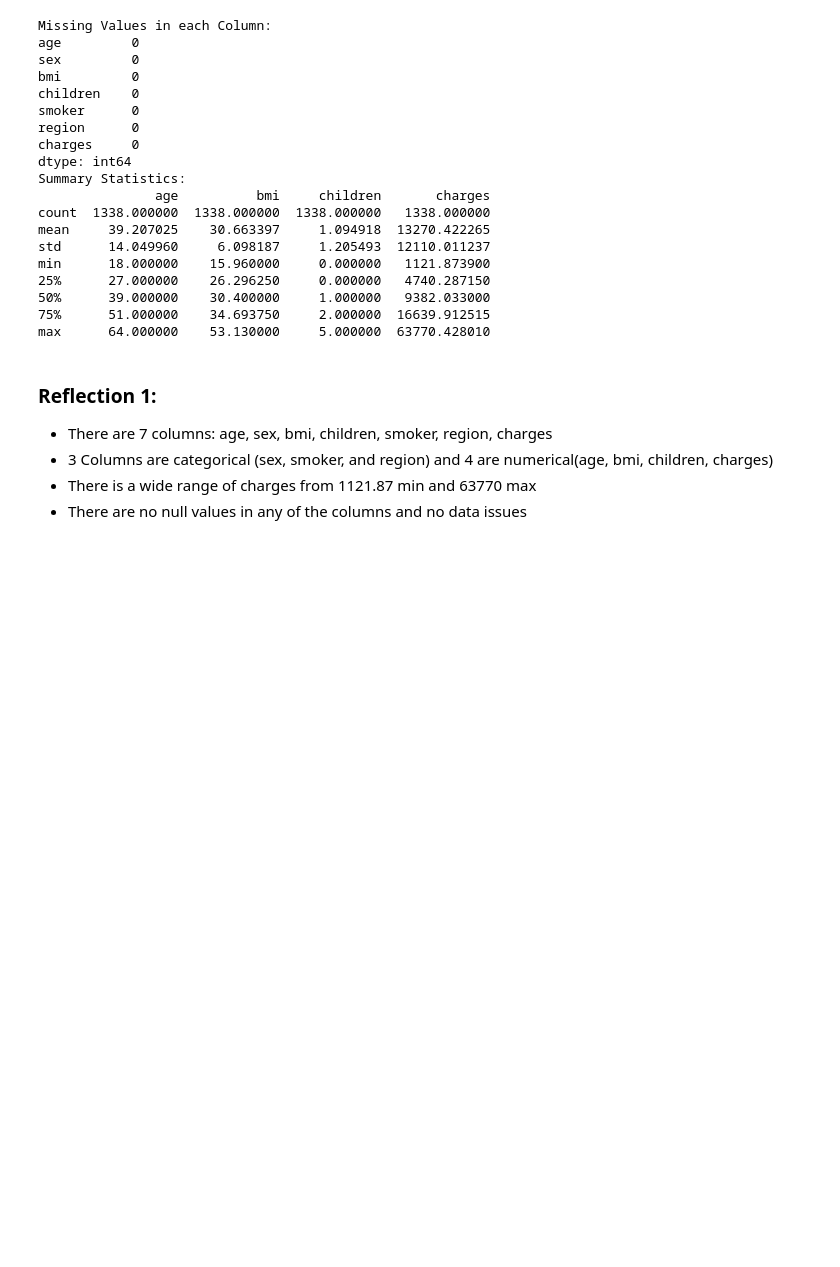
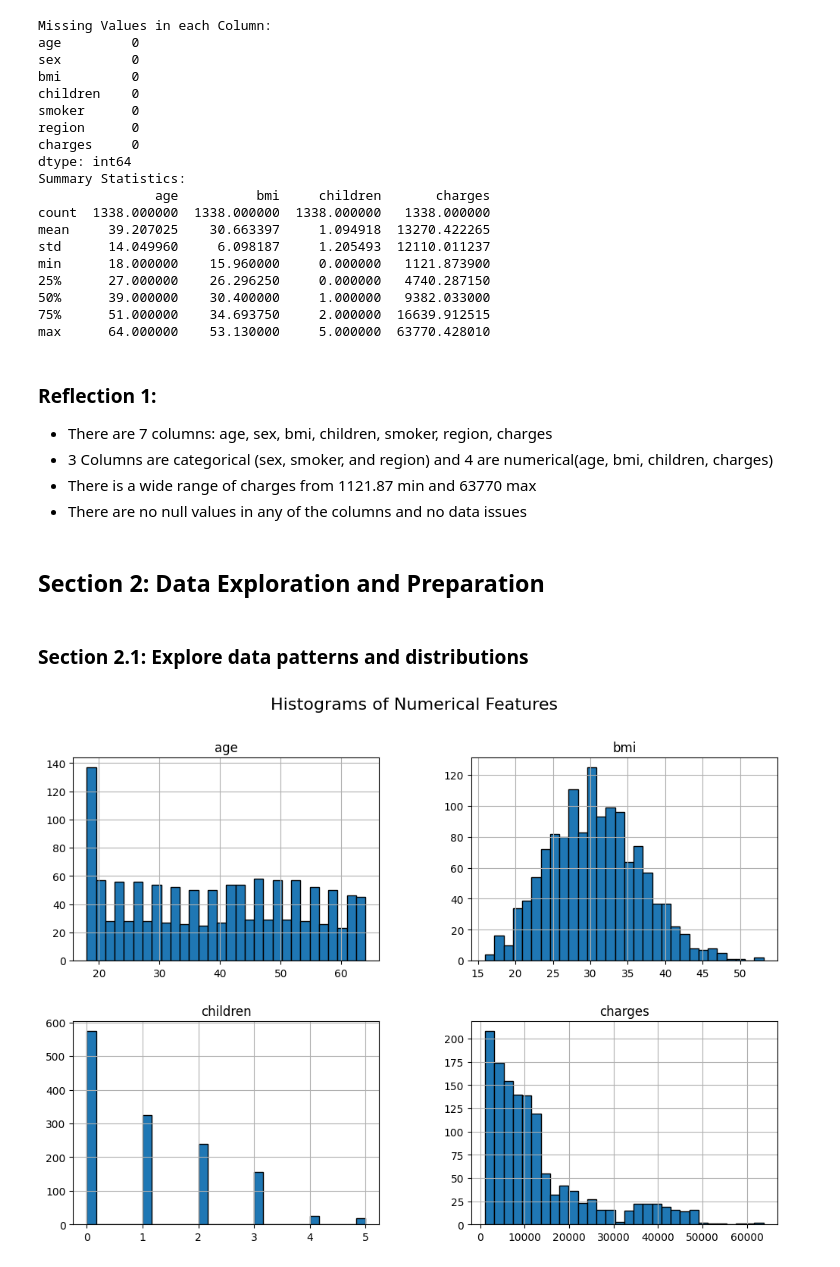
Before and after one commit to ClaytonSeabaughGH/ml_regression_seabaugh, a Jupyter notebook: ml_regression_seabaugh.ipynb, the cells around one changed output. Cells and saved outputs as stored; diff of their text form; code cells hidden in the pictures; blank space fills up the shorter version.

```diff
--- a/ml_regression_seabaugh.ipynb
+++ b/ml_regression_seabaugh.ipynb
@@ -74,3 +74,17 @@ max      64.000000    53.130000     5.000000  63770.428010
 - 3 Columns are categorical (sex, smoker, and region) and 4 are numerical(age, bmi, children, charges)
 - There is a wide range of charges from 1121.87 min and 63770 max
 - There are no null values in any of the columns and no data issues
+# %% [markdown]
+## Section 2: Data Exploration and Preparation
+# %% [markdown]
+### Section 2.1: Explore data patterns and distributions
+# %%
+# Numerical columns
+num_cols = ['age', 'bmi', 'children', 'charges']
+
+# Histograms
+df[num_cols].hist(bins=30, figsize=(12, 8), edgecolor='black')
+plt.suptitle("Histograms of Numerical Features", fontsize=16)
+plt.show()
+# %% [output]
+[figure, added]
```
Also changed, not shown: parts of 1 cell of this notebook.
